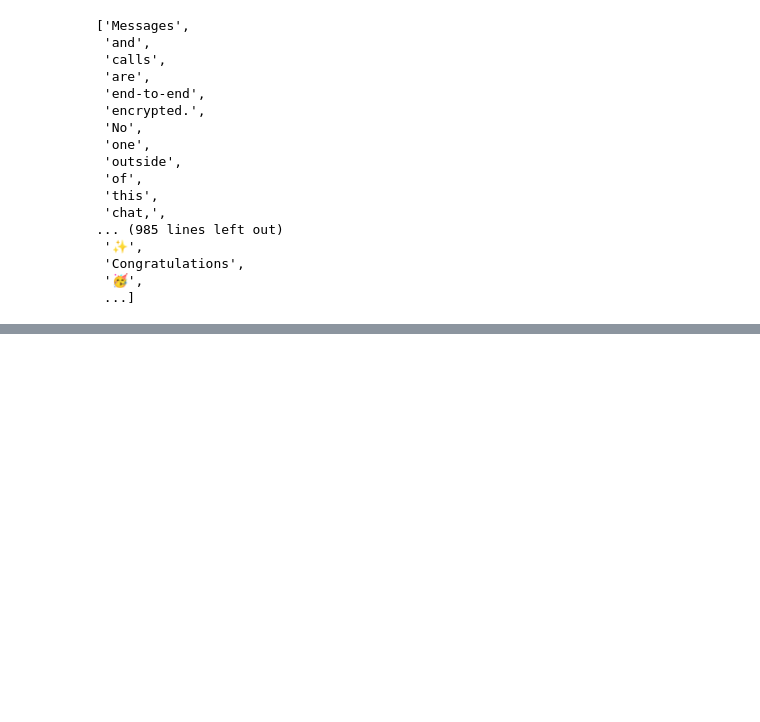
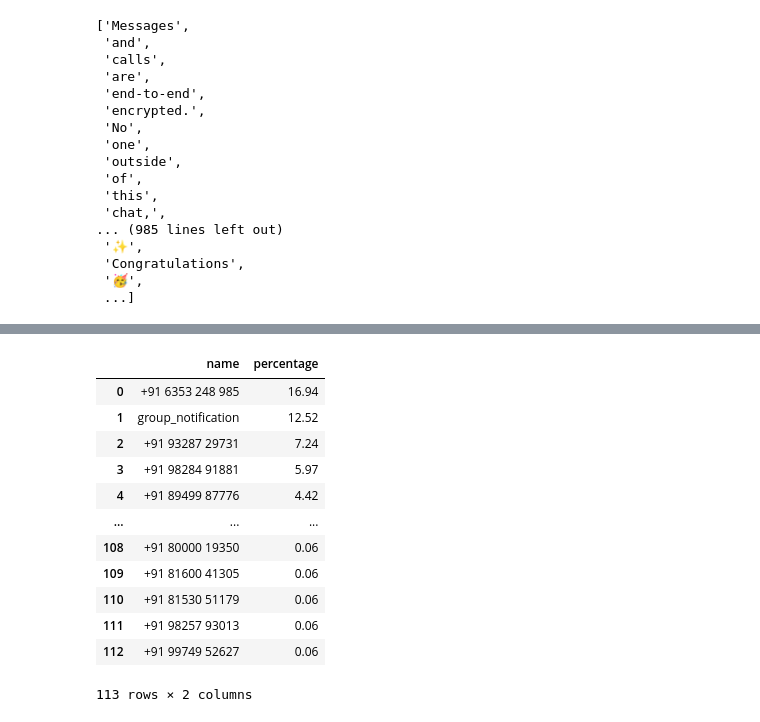
Before and after one commit to yash013/whatsapp_chat_analysis, a Jupyter notebook: whatsapp_chat_analysis.ipynb, the cells around one changed output, grey strips where cells are left out. Saved outputs shown, nothing was run; the diff lists cells and outputs as text; code cells hidden in the pictures; blank space fills up the shorter version.

```diff
--- a/whatsapp_chat_analysis.ipynb
+++ b/whatsapp_chat_analysis.ipynb
@@ -191,0 +211,16 @@ words
+# %%
+round((df['user'].value_counts()/df.shape[0])*100, 2).reset_index().rename(columns={'index': 'name', 'user': 'percentage'})
+# %% [output]
+|  | name | percentage |
+| 0 | +91 6353 248 985 | 16.94 |
+| 1 | group_notification | 12.52 |
+| 2 | +91 93287 29731 | 7.24 |
+| 3 | +91 98284 91881 | 5.97 |
+| 4 | +91 89499 87776 | 4.42 |
+| ... | ... | ... |
+| 108 | +91 80000 19350 | 0.06 |
+| 109 | +91 81600 41305 | 0.06 |
+| 110 | +91 81530 51179 | 0.06 |
+| 111 | +91 98257 93013 | 0.06 |
+| 112 | +91 99749 52627 | 0.06 |
+113 rows × 2 columns
```
Also changed, not shown: parts of 9 cells of this notebook, 2 other files.
